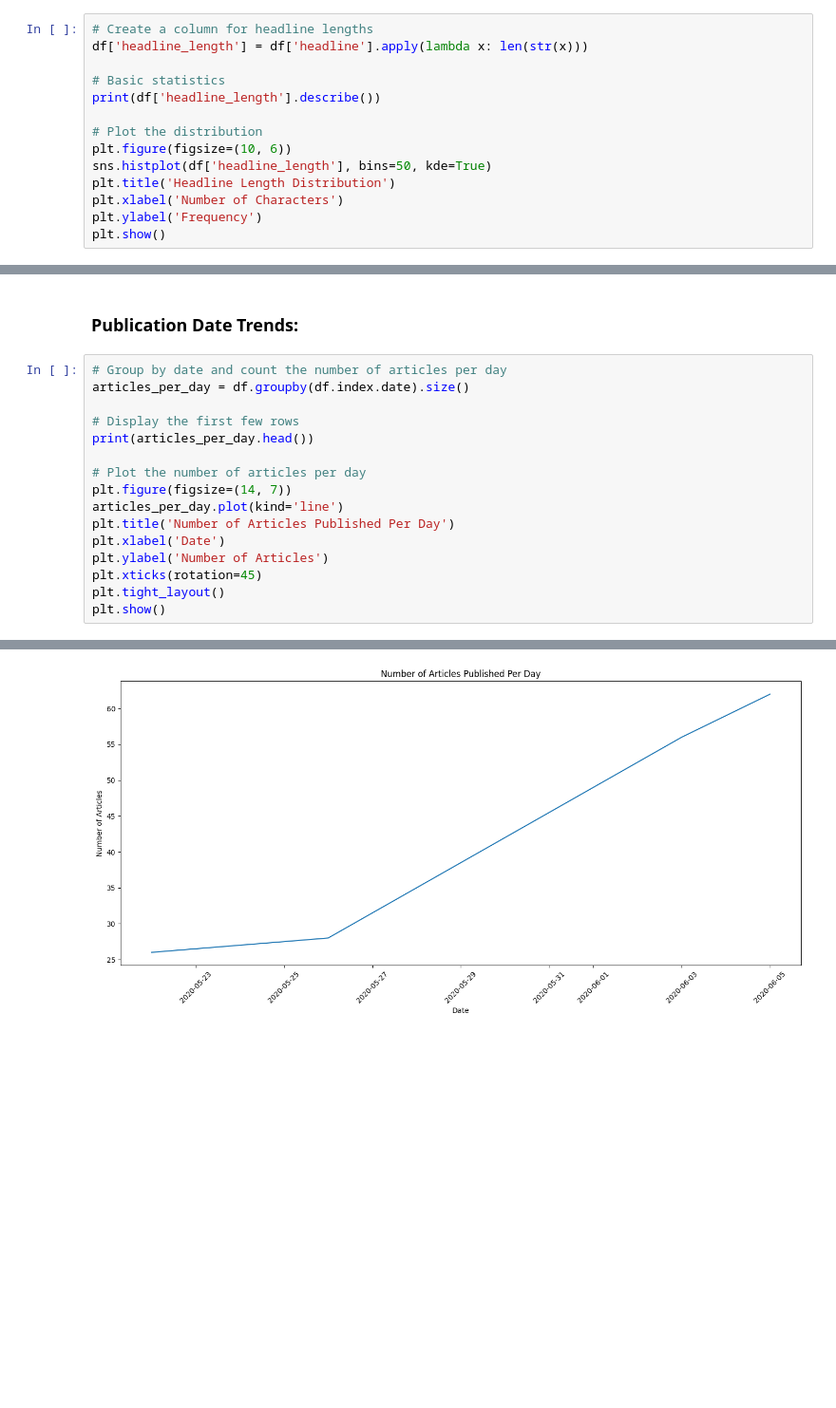
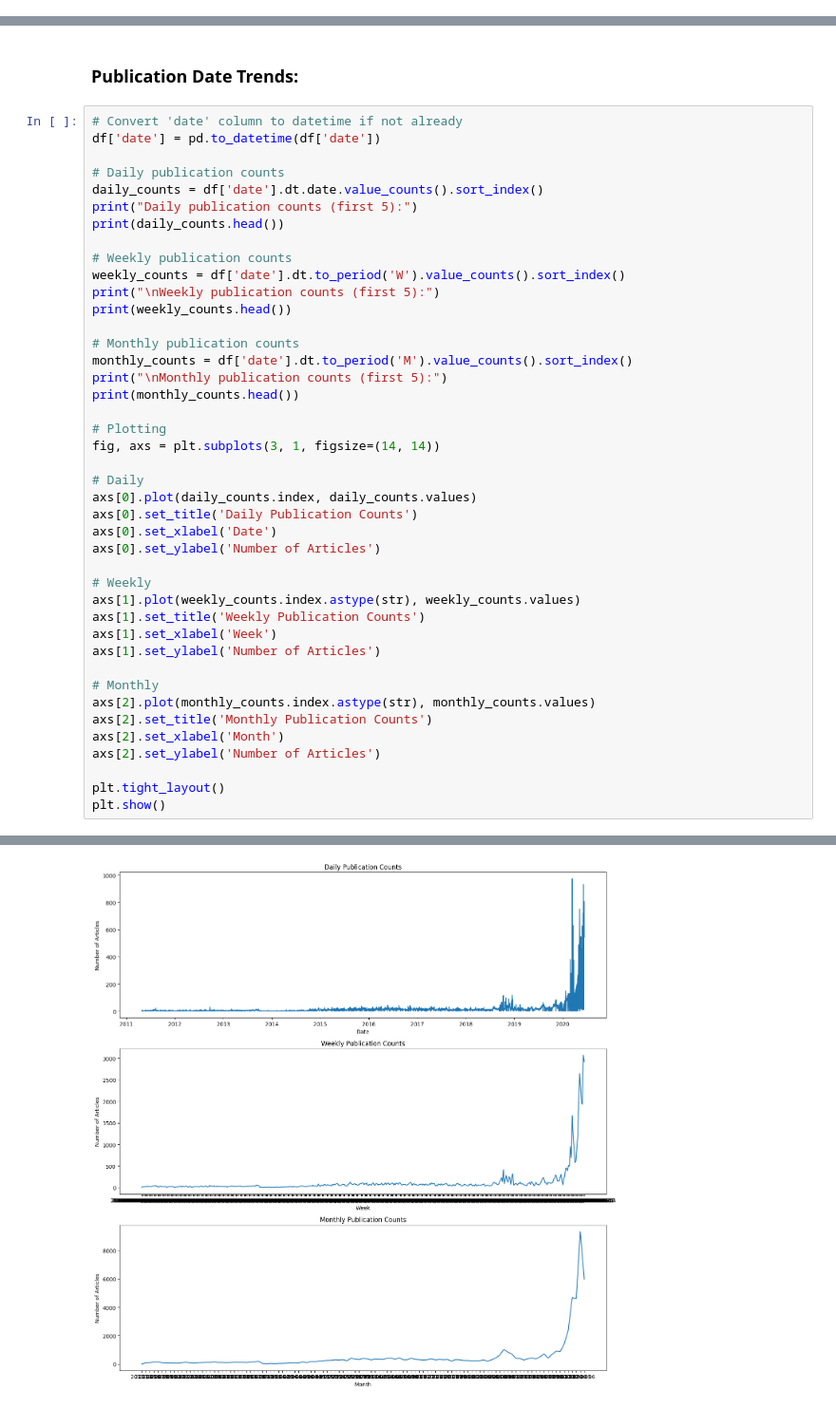
Before and after one commit to OliyadTeshome/News_Sentiment_Driven_Price_Prediction, a Jupyter notebook: notebooks/descriptive_statistics.ipynb, the cells around one changed output, grey strips where cells are left out. Shown at 95% size. Drawn from its saved outputs; the diff is of its cells as text; blank space fills up the shorter version.

```diff
--- a/notebooks/descriptive_statistics.ipynb
+++ b/notebooks/descriptive_statistics.ipynb
@@ -29,16 +32,2 @@ df.head()
 
 ### **1.Headline Length:**
-# %%
-# Create a column for headline lengths
-df['headline_length'] = df['headline'].apply(lambda x: len(str(x)))
-
-# Basic statistics
-print(df['headline_length'].describe())
-
-# Plot the distribution
-plt.figure(figsize=(10, 6))
-sns.histplot(df['headline_length'], bins=50, kde=True)
-plt.title('Headline Length Distribution')
-plt.xlabel('Number of Characters')
-plt.ylabel('Frequency')
-plt.show()
@@ -114,19 +115,45 @@ Name: count, dtype: int64
 # %% [markdown]
 ### **Publication Date Trends:**
 # %%
-# Group by date and count the number of articles per day
-articles_per_day = df.groupby(df.index.date).size()
+# Convert 'date' column to datetime if not already
+df['date'] = pd.to_datetime(df['date'])
 
-# Display the first few rows
-print(articles_per_day.head())
+# Daily publication counts
+daily_counts = df['date'].dt.date.value_counts().sort_index()
+print("Daily publication counts (first 5):")
+print(daily_counts.head())
 
-# Plot the number of articles per day
-plt.figure(figsize=(14, 7))
-articles_per_day.plot(kind='line')
-plt.title('Number of Articles Published Per Day')
-plt.xlabel('Date')
-plt.ylabel('Number of Articles')
-plt.xticks(rotation=45)
+# Weekly publication counts
+weekly_counts = df['date'].dt.to_period('W').value_counts().sort_index()
+print("\nWeekly publication counts (first 5):")
+print(weekly_counts.head())
+
+# Monthly publication counts
+monthly_counts = df['date'].dt.to_period('M').value_counts().sort_index()
+print("\nMonthly publication counts (first 5):")
+print(monthly_counts.head())
+
+# Plotting
+fig, axs = plt.subplots(3, 1, figsize=(14, 14))
+
+# Daily
+axs[0].plot(daily_counts.index, daily_counts.values)
+axs[0].set_title('Daily Publication Counts')
+axs[0].set_xlabel('Date')
+axs[0].set_ylabel('Number of Articles')
+
+# Weekly
+axs[1].plot(weekly_counts.index.astype(str), weekly_counts.values)
+axs[1].set_title('Weekly Publication Counts')
+axs[1].set_xlabel('Week')
+axs[1].set_ylabel('Number of Articles')
+
+# Monthly
+axs[2].plot(monthly_counts.index.astype(str), monthly_counts.values)
+axs[2].set_title('Monthly Publication Counts')
+axs[2].set_xlabel('Month')
+axs[2].set_ylabel('Number of Articles')
+
 plt.tight_layout()
 plt.show()
 # %% [output]
@@ -138,4 +177,4 @@ dtype: int64
-[figure, old version]
+[figure, new version]
 # %% [markdown]
 ### **Summary of Publication Date Trends**
 
```
Also changed, not shown: parts of 12 cells of this notebook.
